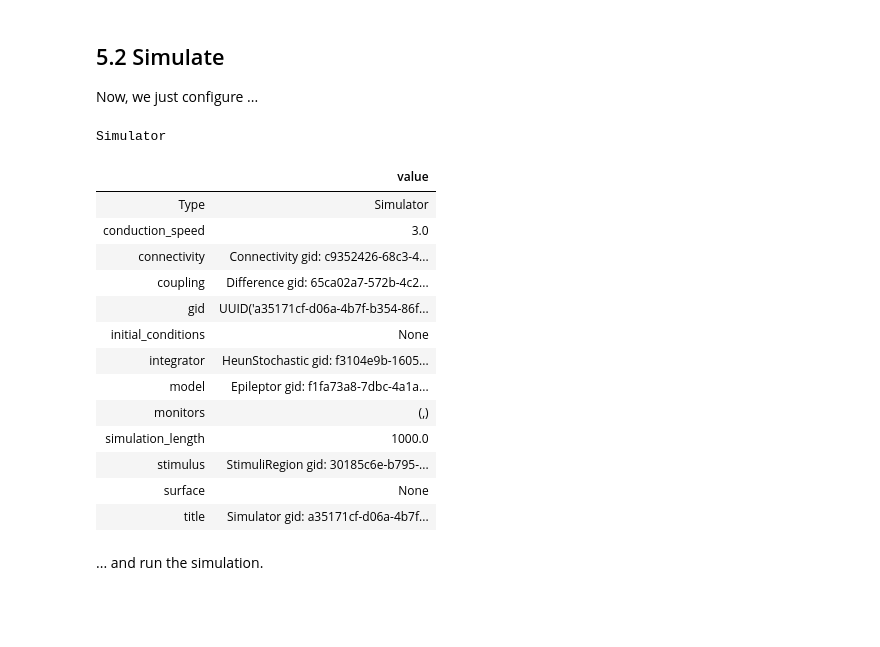
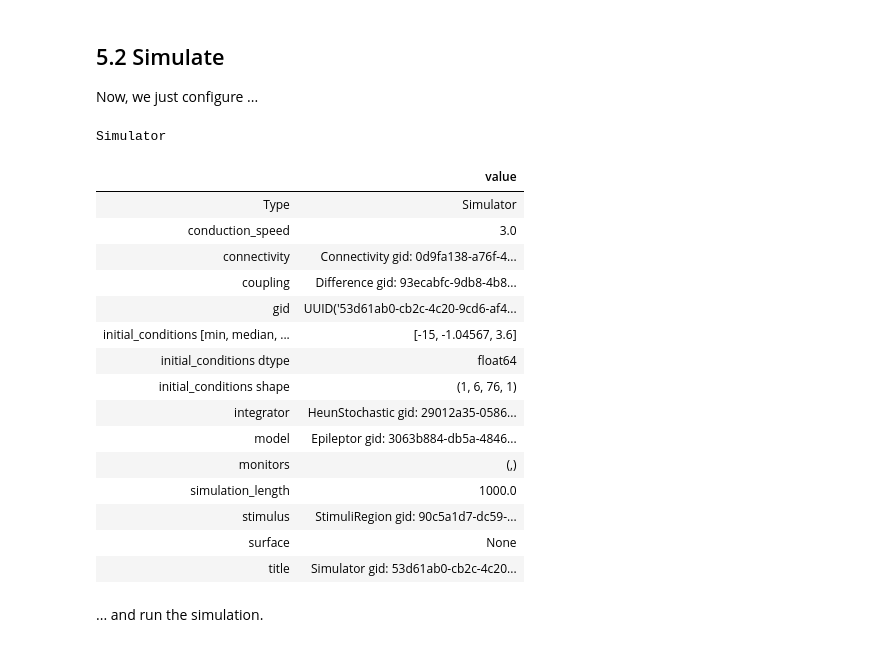
Before and after one commit to i-Zaak/tvb_tutorials, a Jupyter notebook: 2_TVB_Modelling_Epilepsy.ipynb, the cells around one changed output. Drawn from its saved outputs; the diff is of its cells as text; code cells hidden in the pictures; blank space fills up the shorter version.

```diff
--- a/2_TVB_Modelling_Epilepsy.ipynb
+++ b/2_TVB_Modelling_Epilepsy.ipynb
@@ -436,43 +452,49 @@ show()
 
 Now, we just configure ...
 # %%
+dt = 0.05
 # Initialise Model.
 epi = models.Epileptor(Ks=np.array(1.), r=np.array(0.00015))
 epi.x0 = np.ones(nregions) * (-2.2)
 epi.x0[nodes] = np.ones((2)) * (-2.07)
 
-# Set initial conditions.
-epi.state_variable_range["x1"] = [-1.8, -1.8]
-epi.state_variable_range["y1"] = [-15, -15]
-epi.state_variable_range["z"] = [3.6, 3.6]
-epi.state_variable_range["x2"] = [-1.1, -1.1]
-epi.state_variable_range["y2"] = [0.001, 0.001]
+svar_range = {
+    "x1": [-1.8, -1.8],
+    "y1": [-15., -15.],
+    "z": [3.6, 3.6],
+    "x2": [-1.1, -1.1],
+    "y2": [0.001, 0.001],
+}
+init_cond = initial_conditions(epi, con, dt, svar_range)
 # %%
 # Initialise Simulator.
 sim = simulator.Simulator(model=epi,
                           connectivity=con,
                           coupling=coupling.Difference(a=np.array(-0.25)),
-                          integrator=integrators.HeunStochastic(dt=0.05, noise=noise.Additive(nsig=np.array([0., 0., 0., 0.0001, 0.0001, 0.]))),
+                          integrator=integrators.HeunStochastic(dt=dt, noise=noise.Additive(nsig=np.array([0., 0., 0., 0.0001, 0.0001, 0.]))),
                           monitors=(monitors.TemporalAverage(period=1),),
+                          initial_conditions=init_cond,
                           stimulus=stimulus)
 
 sim.configure()
 # %% [output]
 Simulator
 |  | value |
 | Type | Simulator |
 | conduction_speed | 3.0 |
-| connectivity | Connectivity gid: c9352426-68c3-4... |
-| coupling | Difference gid: 65ca02a7-572b-4c2... |
-| gid | UUID('a35171cf-d06a-4b7f-b354-86f... |
-| initial_conditions | None |
-| integrator | HeunStochastic gid: f3104e9b-1605... |
-| model | Epileptor gid: f1fa73a8-7dbc-4a1a... |
+| connectivity | Connectivity gid: 0d9fa138-a76f-4... |
+| coupling | Difference gid: 93ecabfc-9db8-4b8... |
+| gid | UUID('53d61ab0-cb2c-4c20-9cd6-af4... |
+| initial_conditions [min, median, ... | [-15, -1.04567, 3.6] |
+| initial_conditions dtype | float64 |
+| initial_conditions shape | (1, 6, 76, 1) |
+| integrator | HeunStochastic gid: 29012a35-0586... |
+| model | Epileptor gid: 3063b884-db5a-4846... |
 | monitors | (,) |
 | simulation_length | 1000.0 |
-| stimulus | StimuliRegion gid: 30185c6e-b795-... |
+| stimulus | StimuliRegion gid: 90c5a1d7-dc59-... |
 | surface | None |
-| title | Simulator gid: a35171cf-d06a-4b7f... |
+| title | Simulator gid: 53d61ab0-cb2c-4c20... |
 # %% [markdown]
 ... and run the simulation.
 # %%
```
Also changed, not shown: parts of 16 cells of this notebook, 2 other files.
